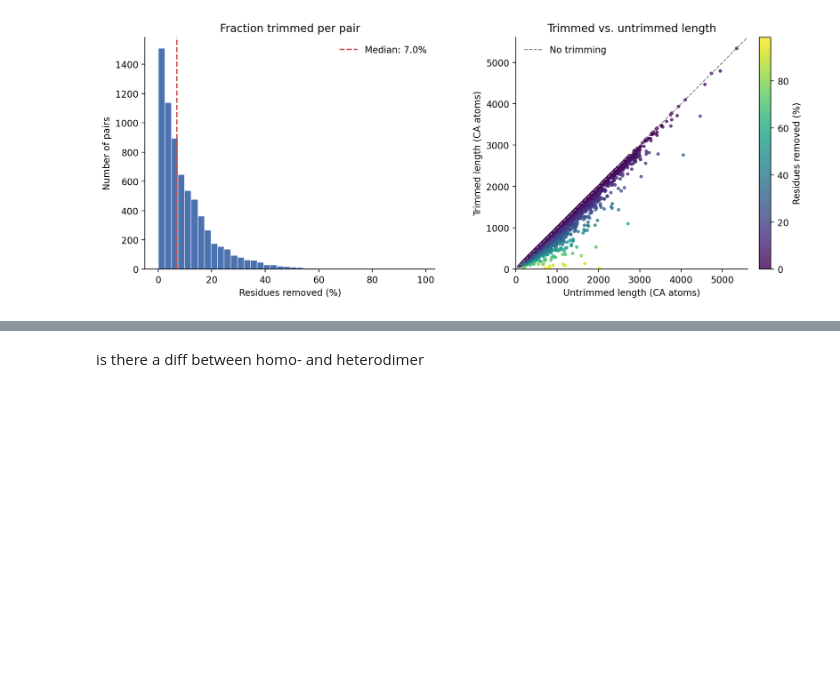
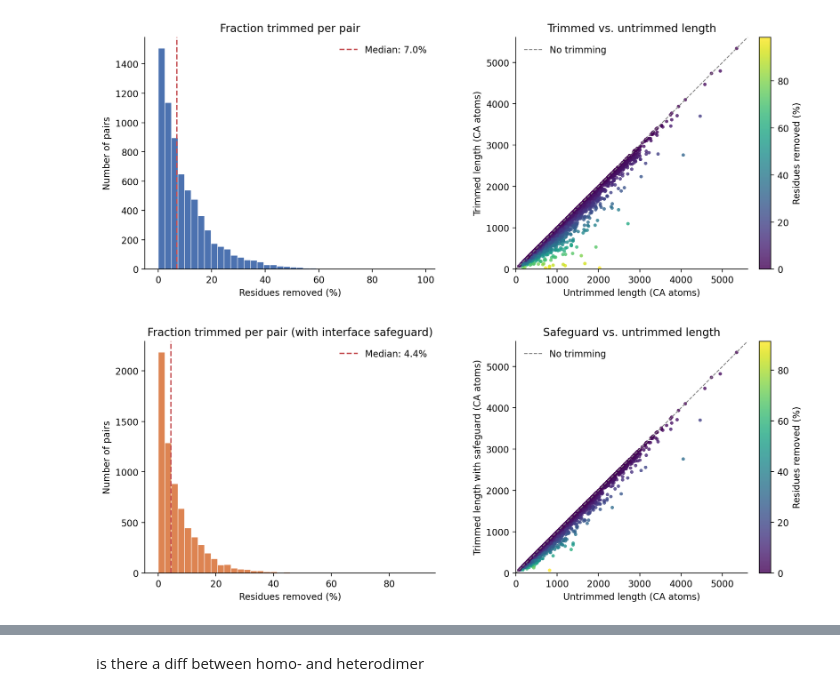
Before and after one commit to Kim-Dammer/master_thesis, a Jupyter notebook: notebooks/24_analysis_plddt_trimmed_input.ipynb, the cells around one changed output, grey strips where cells are left out. Saved outputs shown, nothing was run; the diff lists cells and outputs as text; code cells hidden in the pictures; blank space fills up the shorter version.

```diff
--- a/notebooks/24_analysis_plddt_trimmed_input.ipynb
+++ b/notebooks/24_analysis_plddt_trimmed_input.ipynb
@@ -63,0 +106,16 @@ pdb_length = pdb_length.with_columns(
+# %%
+pdb_length = pdb_length.with_columns(
+    removed_trimmed=(pl.col("length_untrimmed") - pl.col("length_trimmed")) / pl.col("length_untrimmed"),
+    removed_safeguard=(pl.col("length_untrimmed") - pl.col("length_safeguard")) / pl.col("length_untrimmed"),
+    added_back=(pl.col("length_safeguard") - pl.col("length_trimmed")) / pl.col("length_untrimmed"),
+)
+# trimmed can never be longer than untrimmed
+assert (pdb_length["length_trimmed"] <= pdb_length["length_untrimmed"]).all(), "trimmed longer than untrimmed for some pairs"
+# safeguard can never be longer than untrimmed
+assert (pdb_length["length_safeguard"] <= pdb_length["length_untrimmed"]).all(), "safeguard longer than untrimmed for some pairs"
+#safeguard can be shorter than trimmed if all residues have lower plddt than 50, then safeguard trimms on interface but trimms takes entire protein
+# known exception: chains with no residue >= 50 pLDDT are left untrimmed by plain trimming ("none_kept"),
+# while the interface safeguard then trims them down to the interface region -> safeguard < trimmed
+n_shorter = pdb_length.filter(pl.col("length_safeguard") < pl.col("length_trimmed")).height
+assert n_shorter <= 10, f"{n_shorter} pairs where safeguard < trimmed, more than the 8 known cases"
+print(f"{n_shorter} pairs where the safeguard input is shorter than the trimmed one (kept)")
@@ -103,3 +220,46 @@ fig.tight_layout()
 plt.show()
 # %% [output]
 [figure]
+# %%
+# %%
+untr = pdb_length["length_untrimmed"].to_numpy()
+sg = pdb_length["length_safeguard"].to_numpy()
+rel_sg = pdb_length["removed_safeguard"].to_numpy()
+
+fig, axes = plt.subplots(1, 2, figsize=(11, 4.5))
+
+# Left: distribution of fraction removed
+ax = axes[0]
+ax.hist(rel_sg * 100, bins=40, color="#DD8452", edgecolor="white", linewidth=0.5)
+med = np.median(rel_sg) * 100
+ax.axvline(med, color="#C44E52", linestyle="--", linewidth=1.5,
+           label=f"Median: {med:.1f}%")
+ax.set_xlabel("Residues removed (%)")
+ax.set_ylabel("Number of pairs")
+ax.set_title("Fraction trimmed per pair (with interface safeguard)")
+ax.legend(frameon=False)
+
+# Right: safeguard vs untrimmed length, coloured by fraction removed
+ax = axes[1]
+sc = ax.scatter(untr, sg, c=rel_sg * 100, cmap="viridis", s=14, alpha=0.8,
+                edgecolors="none")
+lim = max(untr.max(), sg.max()) * 1.05
+ax.plot([0, lim], [0, lim], color="grey", linestyle="--", linewidth=1,
+        label="No trimming")
+ax.set_xlim(0, lim)
+ax.set_ylim(0, lim)
+ax.set_aspect("equal")
+ax.set_xlabel("Untrimmed length (CA atoms)")
+ax.set_ylabel("Trimmed length with safeguard (CA atoms)")
+ax.set_title("Safeguard vs. untrimmed length")
+ax.legend(frameon=False, loc="upper left")
+cbar = fig.colorbar(sc, ax=ax, fraction=0.046, pad=0.04)
+cbar.set_label("Residues removed (%)")
+
+for ax in axes:
+    ax.spines[["top", "right"]].set_visible(False)
+
+fig.tight_layout()
+plt.show()
+# %% [output]
+[figure, added]
```
Also changed, not shown: parts of 51 cells of this notebook, 28 other files.
